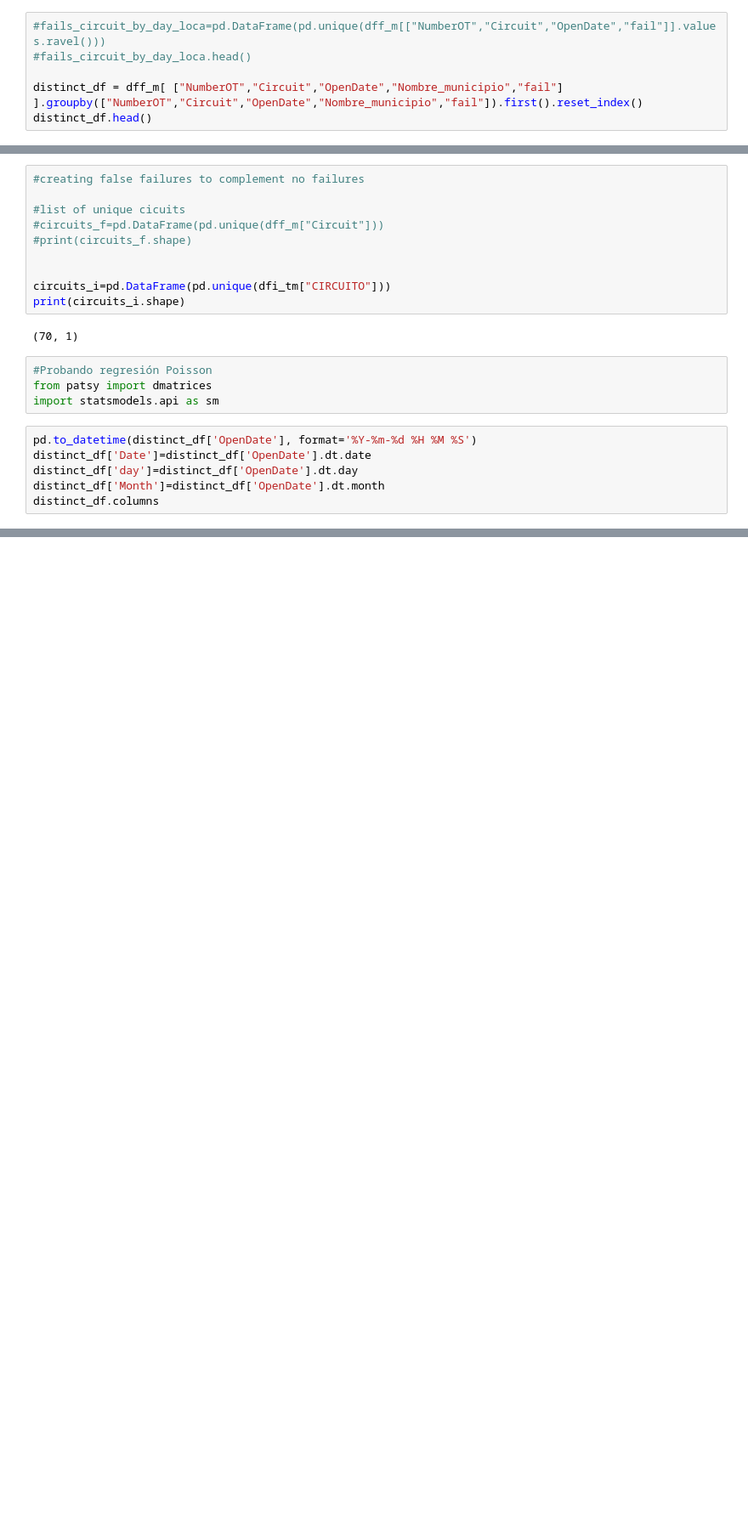
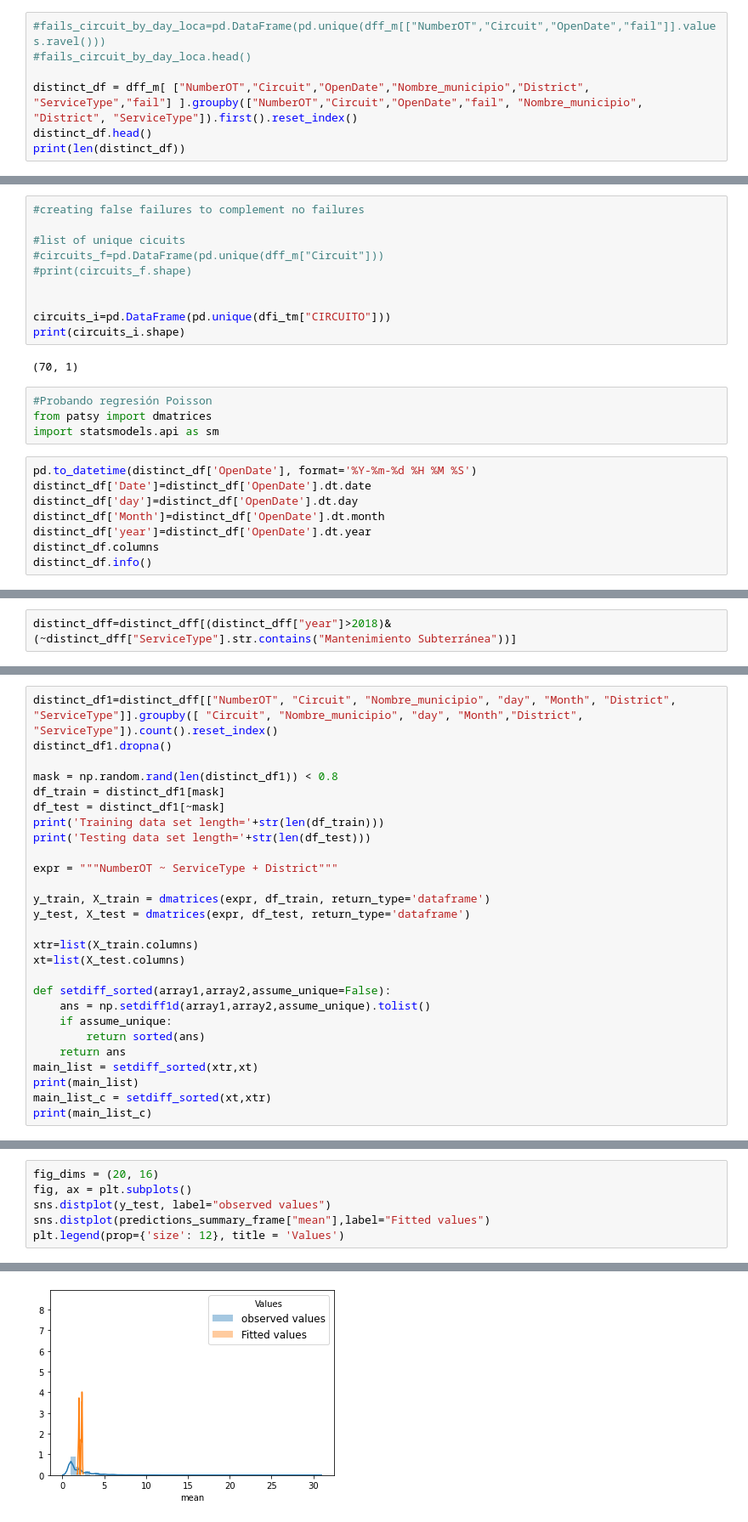
Before and after one commit to deagudelo/ds4a-team75, a Jupyter notebook: modelo.ipynb, the cells around one changed output, grey strips where cells are left out. Shown at 85% size. Drawn from its saved outputs; the diff is of its cells as text; blank space fills up the shorter version.

```diff
--- a/modelo.ipynb
+++ b/modelo.ipynb
@@ -95,6 +116,7 @@ dff_m["fail"]=1
 #fails_circuit_by_day_loca=pd.DataFrame(pd.unique(dff_m[["NumberOT","Circuit","OpenDate","fail"]].values.ravel()))
 #fails_circuit_by_day_loca.head()
 
-distinct_df = dff_m[ ["NumberOT","Circuit","OpenDate","Nombre_municipio","fail"] ].groupby(["NumberOT","Circuit","OpenDate","Nombre_municipio","fail"]).first().reset_index()
+distinct_df = dff_m[ ["NumberOT","Circuit","OpenDate","Nombre_municipio","District", "ServiceType","fail"] ].groupby(["NumberOT","Circuit","OpenDate","fail", "Nombre_municipio", "District", "ServiceType"]).first().reset_index()
 distinct_df.head()
+print(len(distinct_df))
 # %% [output]
@@ -131,5 +148,7 @@ pd.to_datetime(distinct_df['OpenDate'], format='%Y-%m-%d %H %M %S')
 distinct_df['Date']=distinct_df['OpenDate'].dt.date
 distinct_df['day']=distinct_df['OpenDate'].dt.day
 distinct_df['Month']=distinct_df['OpenDate'].dt.month
+distinct_df['year']=distinct_df['OpenDate'].dt.year
 distinct_df.columns
+distinct_df.info()
 # %% [output]
@@ -157,0 +230,2 @@ Testing data set length=2467
+# %%
+distinct_dff=distinct_dff[(distinct_dff["year"]>2018)&(~distinct_dff["ServiceType"].str.contains("Mantenimiento Subterránea"))]
@@ -157,0 +248,27 @@ Testing data set length=2467
+# %%
+distinct_df1=distinct_dff[["NumberOT", "Circuit", "Nombre_municipio", "day", "Month", "District", "ServiceType"]].groupby([ "Circuit", "Nombre_municipio", "day", "Month","District", "ServiceType"]).count().reset_index()
+distinct_df1.dropna()
+
+mask = np.random.rand(len(distinct_df1)) < 0.8
+df_train = distinct_df1[mask]
+df_test = distinct_df1[~mask]
+print('Training data set length='+str(len(df_train)))
+print('Testing data set length='+str(len(df_test)))
+
+expr = """NumberOT ~ ServiceType + District"""
+
+y_train, X_train = dmatrices(expr, df_train, return_type='dataframe')
+y_test, X_test = dmatrices(expr, df_test, return_type='dataframe')
+
+xtr=list(X_train.columns)
+xt=list(X_test.columns)
+
+def setdiff_sorted(array1,array2,assume_unique=False):
+    ans = np.setdiff1d(array1,array2,assume_unique).tolist()
+    if assume_unique:
+        return sorted(ans)
+    return ans
+main_list = setdiff_sorted(xtr,xt)
+print(main_list)
+main_list_c = setdiff_sorted(xt,xtr)
+print(main_list_c)
@@ -194,0 +410,7 @@ ValueError: shapes (2430,76) and (90,) not aligned: 76 (dim 1) != 90 (dim 0)
+# %%
+fig_dims = (20, 16)
+fig, ax = plt.subplots()
+sns.distplot(y_test, label="observed values")
+sns.distplot(predictions_summary_frame["mean"],label="Fitted values")
+plt.legend(prop={'size': 12}, title = 'Values')
+# %% [output]
@@ -194,0 +418 @@ ValueError: shapes (2430,76) and (90,) not aligned: 76 (dim 1) != 90 (dim 0)
+[figure, added]
```
Also changed, not shown: parts of 33 cells of this notebook, 9 other files.
